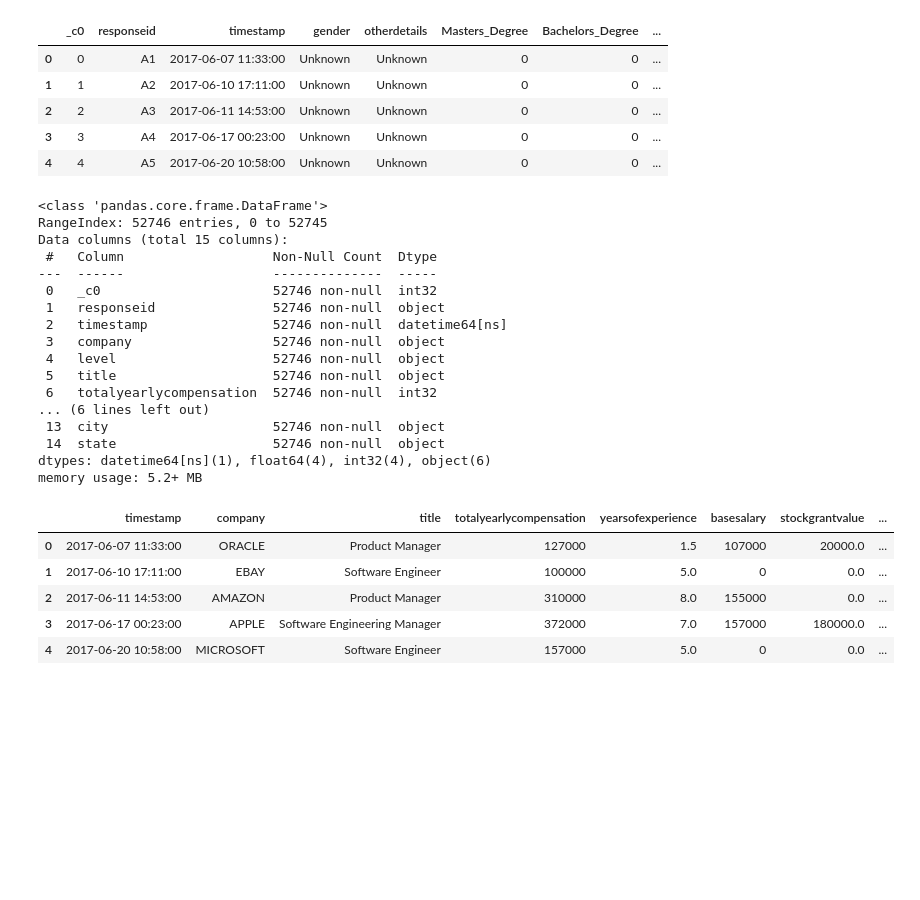
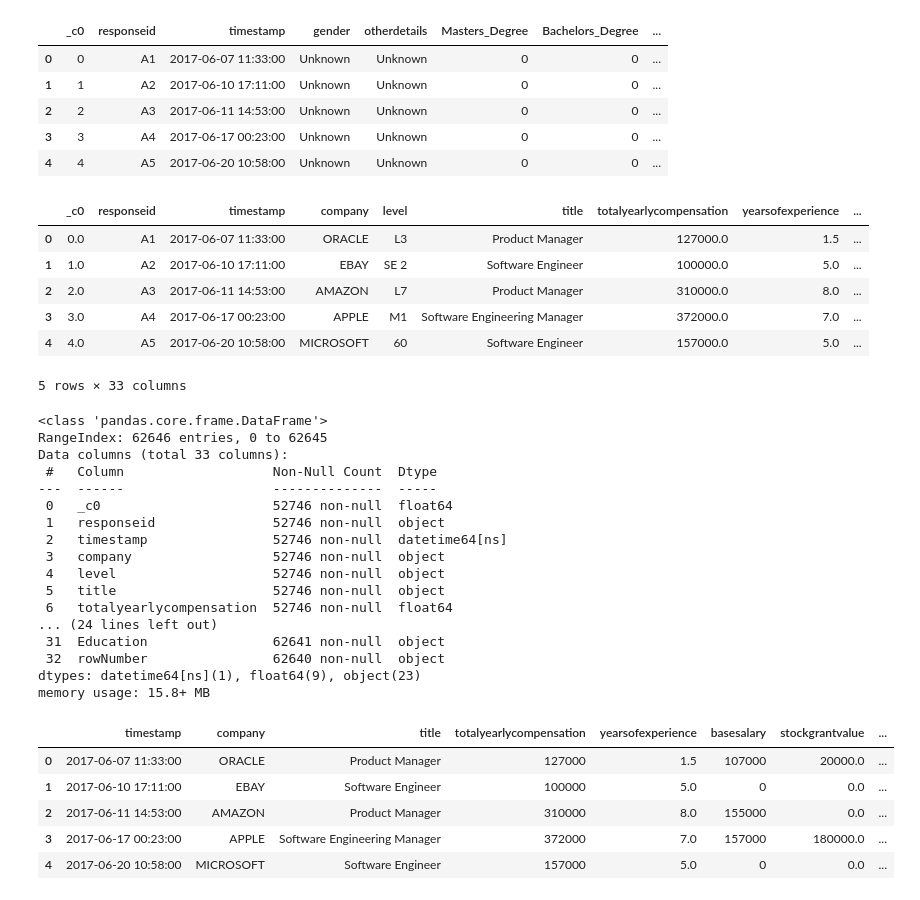
Before and after one commit to cllanesgit/GroupProject, a Jupyter notebook: Data_Science_Salary_Machine_Learning_Model.ipynb, the cells around one changed output. Drawn from its saved outputs; the diff is of its cells as text; code cells hidden in the pictures; blank space fills up the shorter version.

Commit message:
Combined salary and participants table

```diff
--- a/Data_Science_Salary_Machine_Learning_Model.ipynb
+++ b/Data_Science_Salary_Machine_Learning_Model.ipynb
@@ -145,27 +145,37 @@ participants_df.head()
 | 4 | 4 | A5 | 2017-06-20 10:58:00 | Unknown | Unknown | 0 | 0 | ... |
 # %%
 # Merge salary and participants tables
+salary_df = pd.concat([salary_df, participants_df], axis=1)
+salary_df.head()
+# %% [output]
+|  | _c0 | responseid | timestamp | company | level | title | totalyearlycompensation | yearsofexperience | ... |
+| 0 | 0.0 | A1 | 2017-06-07 11:33:00 | ORACLE | L3 | Product Manager | 127000.0 | 1.5 | ... |
+| 1 | 1.0 | A2 | 2017-06-10 17:11:00 | EBAY | SE 2 | Software Engineer | 100000.0 | 5.0 | ... |
+| 2 | 2.0 | A3 | 2017-06-11 14:53:00 | AMAZON | L7 | Product Manager | 310000.0 | 8.0 | ... |
+| 3 | 3.0 | A4 | 2017-06-17 00:23:00 | APPLE | M1 | Software Engineering Manager | 372000.0 | 7.0 | ... |
+| 4 | 4.0 | A5 | 2017-06-20 10:58:00 | MICROSOFT | 60 | Software Engineer | 157000.0 | 5.0 | ... |
+5 rows × 33 columns
 # %%
 # Information about the dataframe
 salary_df.info()
 # %% [output]
 <class 'pandas.core.frame.DataFrame'>
-RangeIndex: 52746 entries, 0 to 52745
-Data columns (total 15 columns):
+RangeIndex: 62646 entries, 0 to 62645
+Data columns (total 33 columns):
  #   Column                   Non-Null Count  Dtype
 ---  ------                   --------------  -----
- 0   _c0                      52746 non-null  int32
+ 0   _c0                      52746 non-null  float64
  1   responseid               52746 non-null  object
  2   timestamp                52746 non-null  datetime64[ns]
  3   company                  52746 non-null  object
  4   level                    52746 non-null  object
  5   title                    52746 non-null  object
- 6   totalyearlycompensation  52746 non-null  int32
-... (6 lines left out)
- 13  city                     52746 non-null  object
- 14  state                    52746 non-null  object
-dtypes: datetime64[ns](1), float64(4), int32(4), object(6)
-memory usage: 5.2+ MB
+ 6   totalyearlycompensation  52746 non-null  float64
+... (24 lines left out)
+ 31  Education                62641 non-null  object
+ 32  rowNumber                62640 non-null  object
+dtypes: datetime64[ns](1), float64(9), object(23)
+memory usage: 15.8+ MB
 # %%
 # Create dataframe with only columns relevant for the prediction model
 ml_df = salary_df[['timestamp','company', 'title','totalyearlycompensation', 'yearsofexperience','basesalary','stockgrantvalue','bonus']]
```
